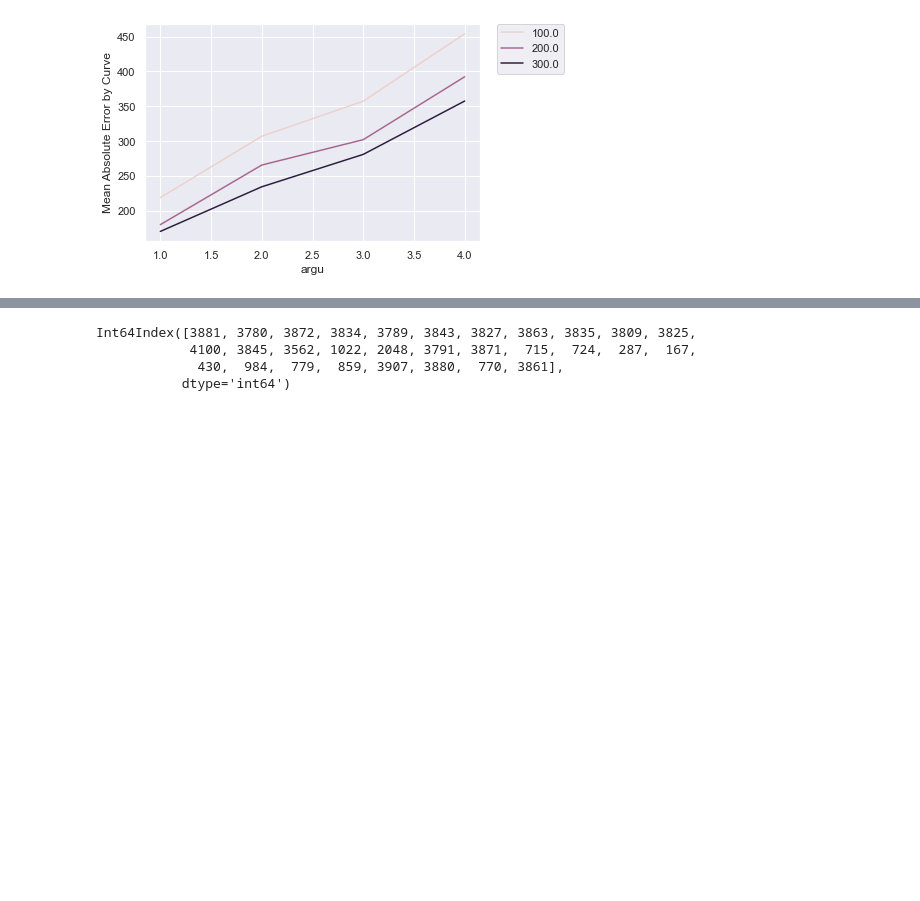
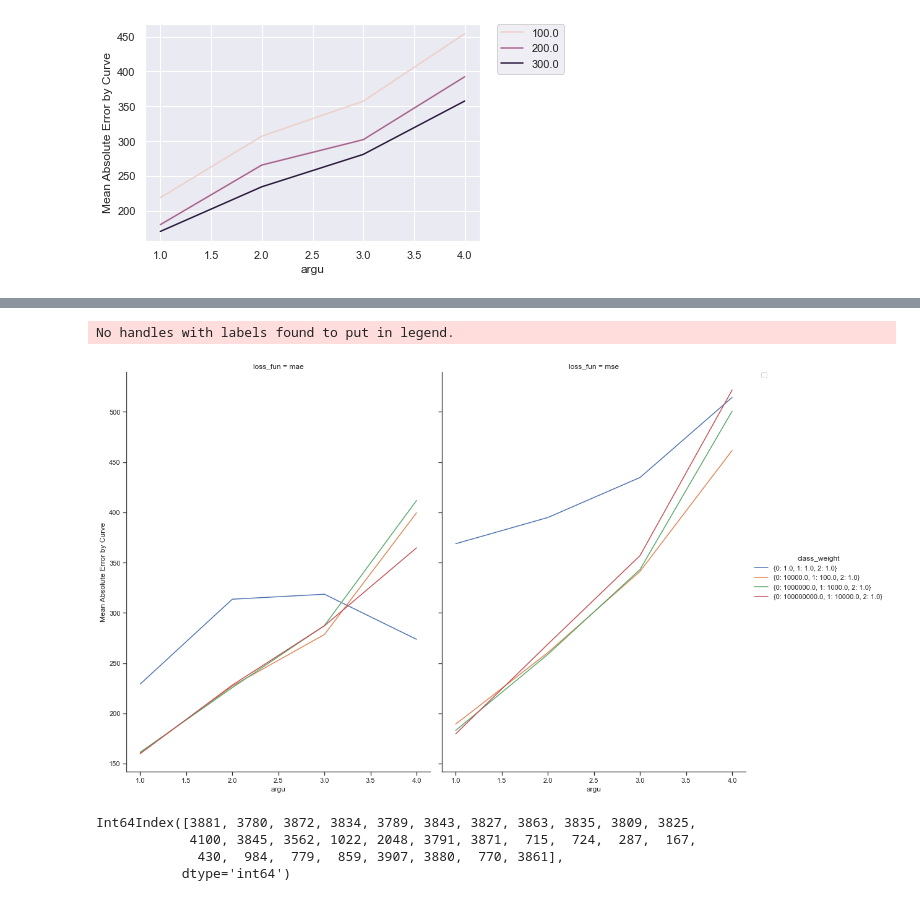
Before and after one commit to zuyeyang/Stanford_Battery_Project, a Jupyter notebook: Final_Project_AWS_Version/B_final_note.ipynb, the cells around one changed output, grey strips where cells are left out. Saved outputs shown, nothing was run; the diff lists cells and outputs as text; code cells hidden in the pictures; blank space fills up the shorter version.

```diff
--- a/Final_Project_AWS_Version/B_final_note.ipynb
+++ b/Final_Project_AWS_Version/B_final_note.ipynb
@@ -81 +105,6 @@ plot_tune_result('argu','epochs','median')
+# %%
+plot_tune_result_3('argu','class_weight','loss_fun')
+# %% [output]
+No handles with labels found to put in legend.
+[figure, added]
 # %%
```
Also changed, not shown: parts of 4 cells of this notebook.
